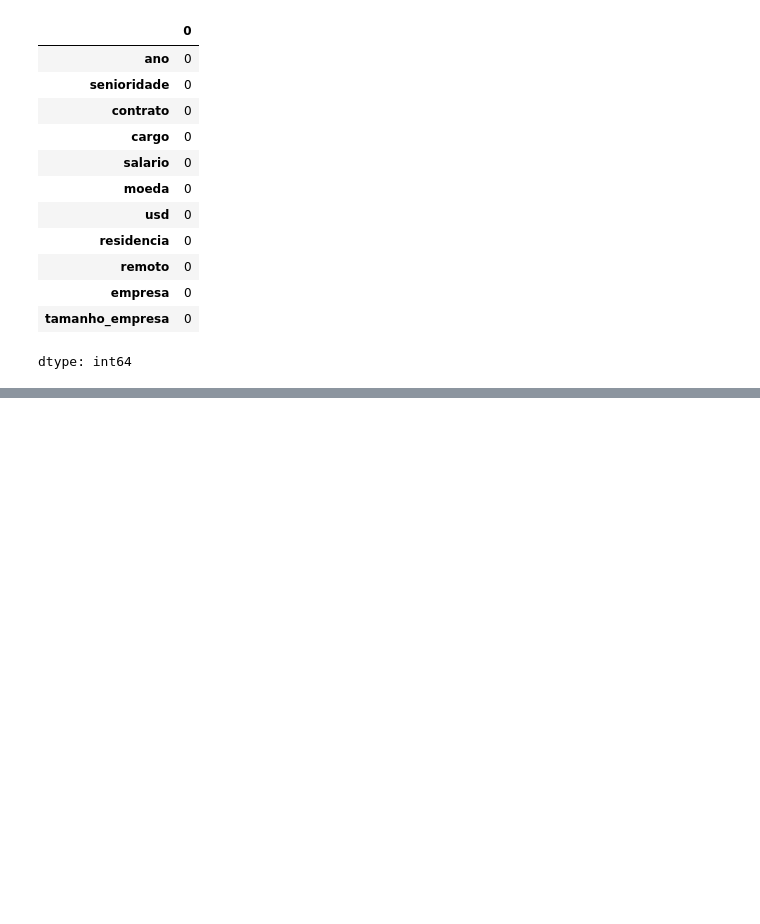
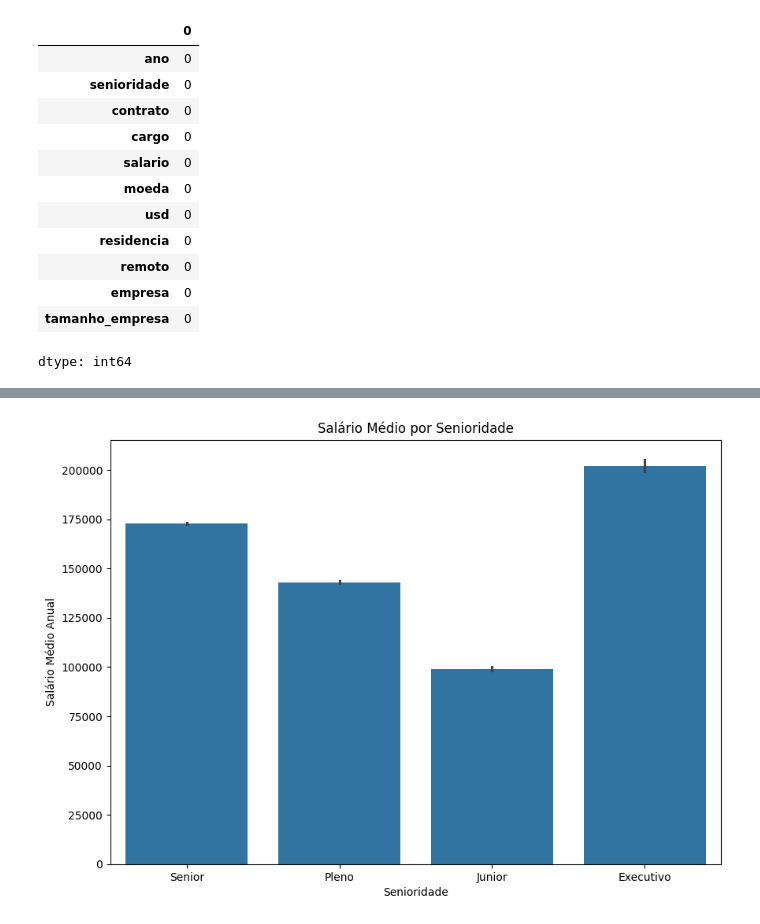
Before and after one commit to PedroInCode/Imersao-Dados-Alura, a Jupyter notebook: Imersão - Dados com Python.ipynb, the cells around one changed output, grey strips where cells are left out. Cells and saved outputs as stored; diff of their text form; code cells hidden in the pictures; blank space fills up the shorter version.

```diff
--- a/Imersão - Dados com Python.ipynb
+++ b/Imersão - Dados com Python.ipynb
@@ -419,0 +424,9 @@ memory usage: 12.2+ MB
+# %%
+plt.figure(figsize=(10, 7)) #Definindo o tamanho do gráfico.
+sns.barplot(data=df_dadoslimpos, x='senioridade', y='usd') #Definindo o que eu quero no gráfico.
+plt.title('Salário Médio por Senioridade') #Definindo um Título para o gráfico.
+plt.xlabel('Senioridade') #Definindo nome para o eixo X.
+plt.ylabel('Salário Médio Anual') #Defininfo nome para o eixo Y.
+plt.show() #Start no gráfico.
+# %% [output]
+[figure, added]
```
Also changed, not shown: parts of 35 cells of this notebook.
